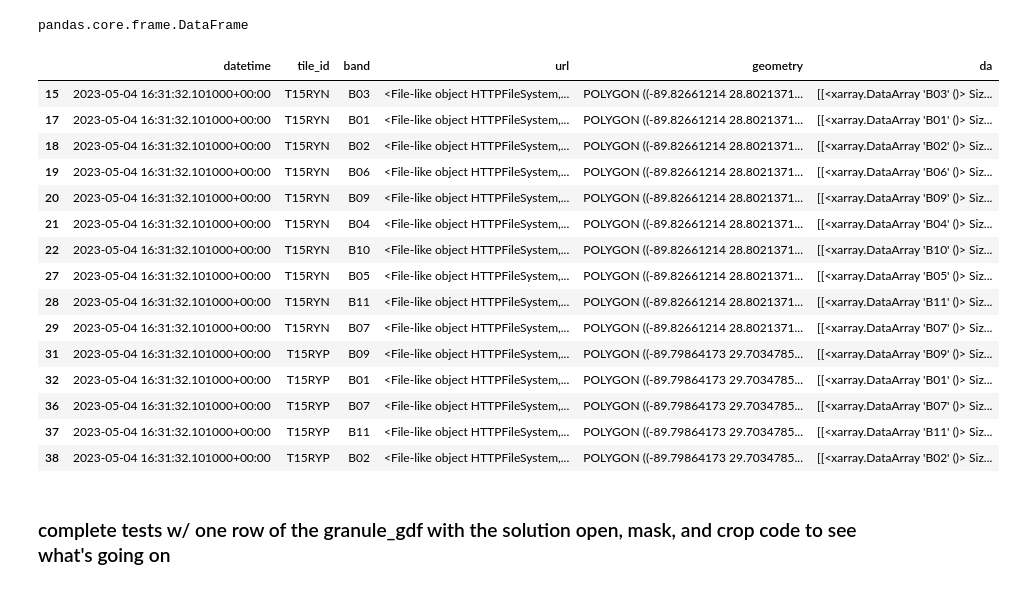
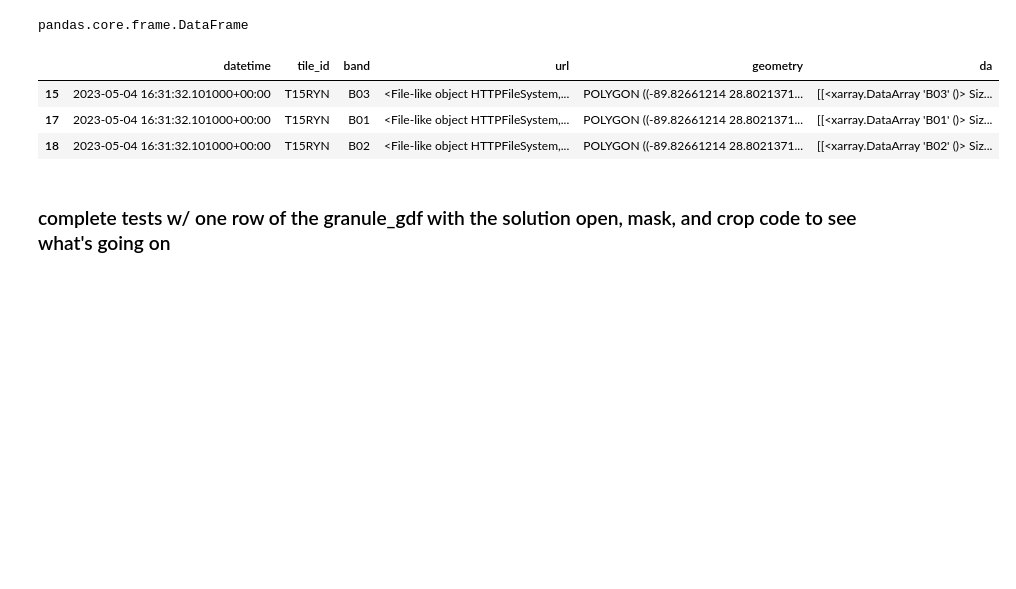
Before and after one commit to earthlab-education/clustering-hanried, a Jupyter notebook: clustering.ipynb, the cells around one changed output. Drawn from its saved outputs; the diff is of its cells as text; code cells hidden in the pictures; blank space fills up the shorter version.

```diff
--- a/clustering.ipynb
+++ b/clustering.ipynb
@@ -1048,24 +1056,13 @@ type(reflectance_da_df)
 # %% [output]
 pandas.core.frame.DataFrame
 # %%
-reflectance_da_df.head(15)
+# Check the reflectance_da_df (this takes about a minute)
+reflectance_da_df.head(3)
 # %% [output]
 |  | datetime | tile_id | band | url | geometry | da |
 | 15 | 2023-05-04 16:31:32.101000+00:00 | T15RYN | B03 | <File-like object HTTPFileSystem,... | POLYGON ((-89.82661214 28.8021371... | [[<xarray.DataArray 'B03' ()> Siz... |
 | 17 | 2023-05-04 16:31:32.101000+00:00 | T15RYN | B01 | <File-like object HTTPFileSystem,... | POLYGON ((-89.82661214 28.8021371... | [[<xarray.DataArray 'B01' ()> Siz... |
 | 18 | 2023-05-04 16:31:32.101000+00:00 | T15RYN | B02 | <File-like object HTTPFileSystem,... | POLYGON ((-89.82661214 28.8021371... | [[<xarray.DataArray 'B02' ()> Siz... |
-| 19 | 2023-05-04 16:31:32.101000+00:00 | T15RYN | B06 | <File-like object HTTPFileSystem,... | POLYGON ((-89.82661214 28.8021371... | [[<xarray.DataArray 'B06' ()> Siz... |
-| 20 | 2023-05-04 16:31:32.101000+00:00 | T15RYN | B09 | <File-like object HTTPFileSystem,... | POLYGON ((-89.82661214 28.8021371... | [[<xarray.DataArray 'B09' ()> Siz... |
-| 21 | 2023-05-04 16:31:32.101000+00:00 | T15RYN | B04 | <File-like object HTTPFileSystem,... | POLYGON ((-89.82661214 28.8021371... | [[<xarray.DataArray 'B04' ()> Siz... |
-| 22 | 2023-05-04 16:31:32.101000+00:00 | T15RYN | B10 | <File-like object HTTPFileSystem,... | POLYGON ((-89.82661214 28.8021371... | [[<xarray.DataArray 'B10' ()> Siz... |
-| 27 | 2023-05-04 16:31:32.101000+00:00 | T15RYN | B05 | <File-like object HTTPFileSystem,... | POLYGON ((-89.82661214 28.8021371... | [[<xarray.DataArray 'B05' ()> Siz... |
-| 28 | 2023-05-04 16:31:32.101000+00:00 | T15RYN | B11 | <File-like object HTTPFileSystem,... | POLYGON ((-89.82661214 28.8021371... | [[<xarray.DataArray 'B11' ()> Siz... |
-| 29 | 2023-05-04 16:31:32.101000+00:00 | T15RYN | B07 | <File-like object HTTPFileSystem,... | POLYGON ((-89.82661214 28.8021371... | [[<xarray.DataArray 'B07' ()> Siz... |
-| 31 | 2023-05-04 16:31:32.101000+00:00 | T15RYP | B09 | <File-like object HTTPFileSystem,... | POLYGON ((-89.79864173 29.7034785... | [[<xarray.DataArray 'B09' ()> Siz... |
-| 32 | 2023-05-04 16:31:32.101000+00:00 | T15RYP | B01 | <File-like object HTTPFileSystem,... | POLYGON ((-89.79864173 29.7034785... | [[<xarray.DataArray 'B01' ()> Siz... |
-| 36 | 2023-05-04 16:31:32.101000+00:00 | T15RYP | B07 | <File-like object HTTPFileSystem,... | POLYGON ((-89.79864173 29.7034785... | [[<xarray.DataArray 'B07' ()> Siz... |
-| 37 | 2023-05-04 16:31:32.101000+00:00 | T15RYP | B11 | <File-like object HTTPFileSystem,... | POLYGON ((-89.79864173 29.7034785... | [[<xarray.DataArray 'B11' ()> Siz... |
-| 38 | 2023-05-04 16:31:32.101000+00:00 | T15RYP | B02 | <File-like object HTTPFileSystem,... | POLYGON ((-89.79864173 29.7034785... | [[<xarray.DataArray 'B02' ()> Siz... |
 # %% [markdown]
 ### complete tests w/ one row of the granule_gdf with the solution open, mask, and crop code to see what's going on
 # %%
```
Also changed, not shown: parts of 4 cells of this notebook.
